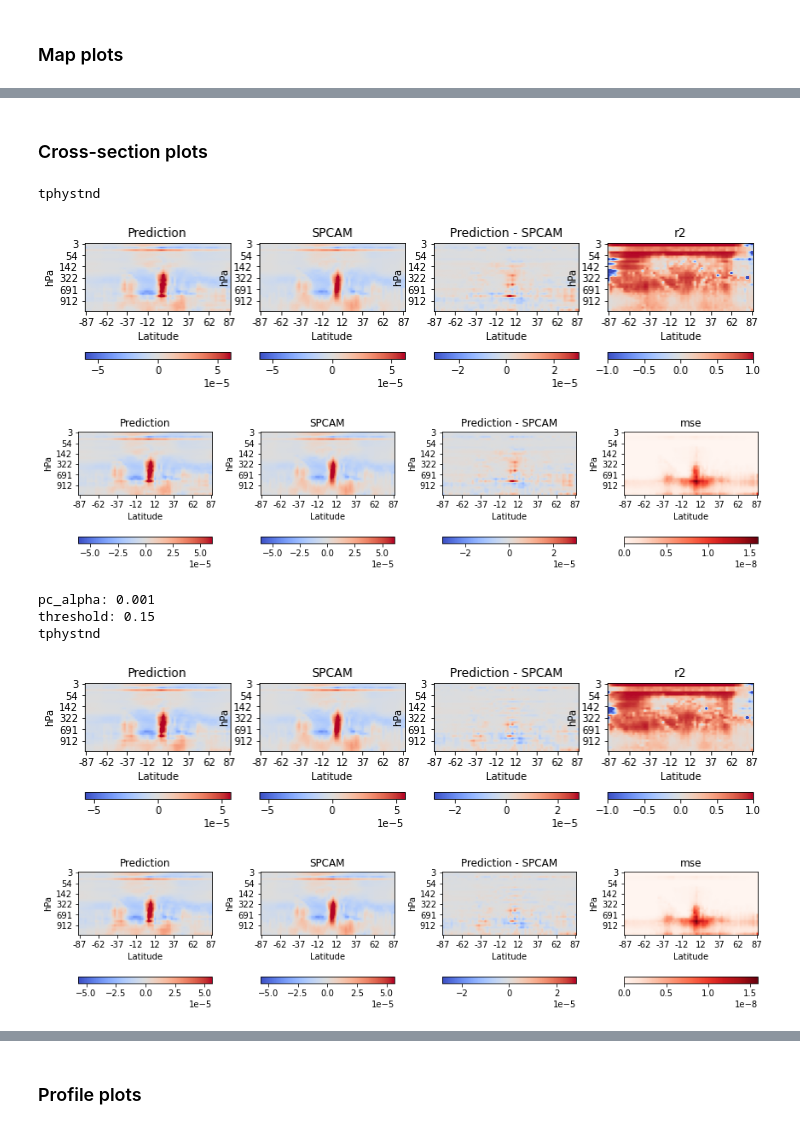
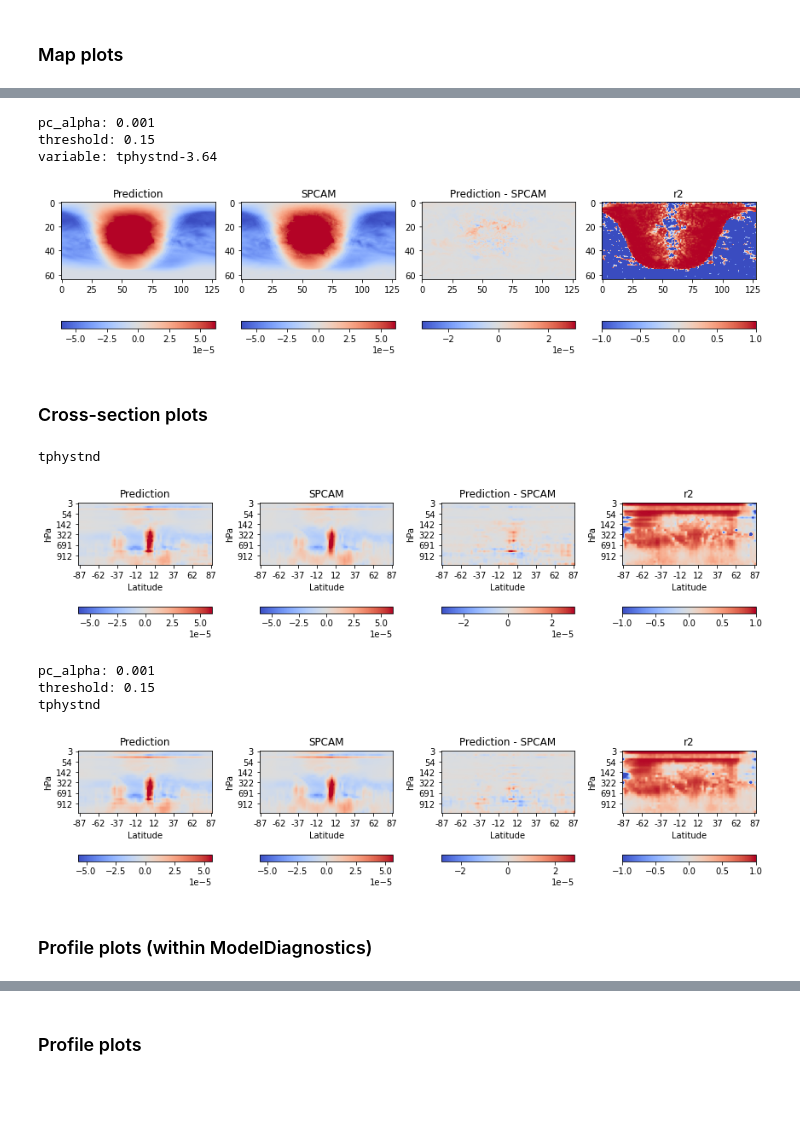
Before and after one commit to EyringMLClimateGroup/iglesias-suarez23jgr_CausalNNCAM, a Jupyter notebook: SingleNNs_Diagnostics.ipynb, the cells around one changed output, grey strips where cells are left out. Cells and saved outputs as stored; diff of their text form; code cells hidden in the pictures; blank space fills up the shorter version.

Commit message:
Clean-up: SingleNNs_Diagnostics.ipynb

```diff
--- a/SingleNNs_Diagnostics.ipynb
+++ b/SingleNNs_Diagnostics.ipynb
@@ -51,5 +20,0 @@ def get_filename(setup, output):
-# %%
-def get_save_plot_folder(setup, model_type, output, *, pc_alpha=None, threshold=None):
-    folder = get_path(setup, model_type, pc_alpha=pc_alpha, threshold=threshold)
-    path   = Path(folder, 'diagnostics')
-    return path
@@ -762,8 +36,7 @@ for var in models[model_type].keys():
     print(var)
     outPath = get_save_plot_folder(setup, model_type, var)
     md.plot_double_xy('mean', var, nTime=5, diff=True, stats='r2')#, save=outPath)
-    md.plot_double_xy('mean', var, nTime=5, diff=True, stats='mse')#, save=outPath)
+#     md.plot_double_xy('mean', var, nTime=5, diff=True, stats='mse')#, save=outPath)
 #     md.plot_double_xy('mean', var, nTime=5, diff=True)#, save=outPath)
-#    md.plot_double_xy(100, var, nTime=False, diff=True)#, save=outPath)
-    plt.show()
-    break
+#     md.plot_double_xy(100, var, nTime=False, diff=True)#, save=outPath)
+#     break
@@ -777,31 +53,34 @@ for pc_alpha in models[model_type].keys():
         for var in models[model_type][pc_alpha][threshold].keys():
             print(f"variable: {var}\n")
             md.plot_double_xy('mean', var, nTime=5, diff=True, stats='r2')#, save=outPath)
-            md.plot_double_xy('mean', var, nTime=5, diff=True, stats='mse')#, save=outPath)
+#             md.plot_double_xy('mean', var, nTime=5, diff=True, stats='mse')#, save=outPath)
 #             md.plot_double_xy('mean', var, nTime=5, diff=True)#, save=outPath)
 #             md.plot_double_xy(100, var, nTime=False, diff=True)#, save=outPath)
-            plt.show()
+#             break
+# %% [output]
+pc_alpha: 0.001
+threshold: 0.15
+variable: tphystnd-3.64
+[figure, added]
 # %% [markdown]
 ### Cross-section plots
 # %%
 model_type = 'SingleNN'
 md = ModelDiagnostics(setup = setup, models=models[model_type])
 vars_to_ploted = []
 for var in models[model_type].keys():
     if var.var.value not in vars_to_ploted and var.var.dimensions == 3:
         print(var.var.value)
         outPath = get_save_plot_folder(setup, model_type, var.var.value)
         var_keys = [v for v in models[model_type].keys() if var.var.value in str(v)]
 #        md.plot_double_yz(var,var_keys,itime=100,nTime=False,ilon=100,diff=True)
         md.plot_double_yz(var,var_keys,itime='mean',nTime=10,ilon='mean',diff=True,stats='r2')
-        md.plot_double_yz(var,var_keys,itime='mean',nTime=10,ilon='mean',diff=True,stats='mse')
+#         md.plot_double_yz(var,var_keys,itime='mean',nTime=10,ilon='mean',diff=True,stats='mse')
         vars_to_ploted.append(var.var.value)
-        plt.tight_layout()
-        plt.show()
+#         break
 # %% [output]
 tphystnd
-[figure, old version]
+[figure, new version]
-[figure, removed]
 # %%
 model_type = 'CausalSingleNN'
 vars_to_ploted = []
@@ -818,13 +97,13 @@ for pc_alpha in models[model_type].keys():
                             if var.var.value in str(v)]
 #                 md.plot_double_yz(var,var_keys,itime=100,nTime=False,ilon=100,diff=True)
                 md.plot_double_yz(var,var_keys,itime='mean',nTime=10,ilon='mean',diff=True,stats='r2')
-                md.plot_double_yz(var,var_keys,itime='mean',nTime=10,ilon='mean',diff=True,stats='mse')
+#                 md.plot_double_yz(var,var_keys,itime='mean',nTime=10,ilon='mean',diff=True,stats='mse')
                 vars_to_ploted.append(var.var.value)
-                plt.tight_layout()
-                plt.show()
+#                 break
 # %% [output]
 pc_alpha: 0.001
 threshold: 0.15
 tphystnd
-[figure, old version]
+[figure, new version]
-[figure, removed]
+# %% [markdown]
+### Profile plots (within ModelDiagnostics)
```
Also changed, not shown: parts of 20 cells of this notebook, 3 other files.
